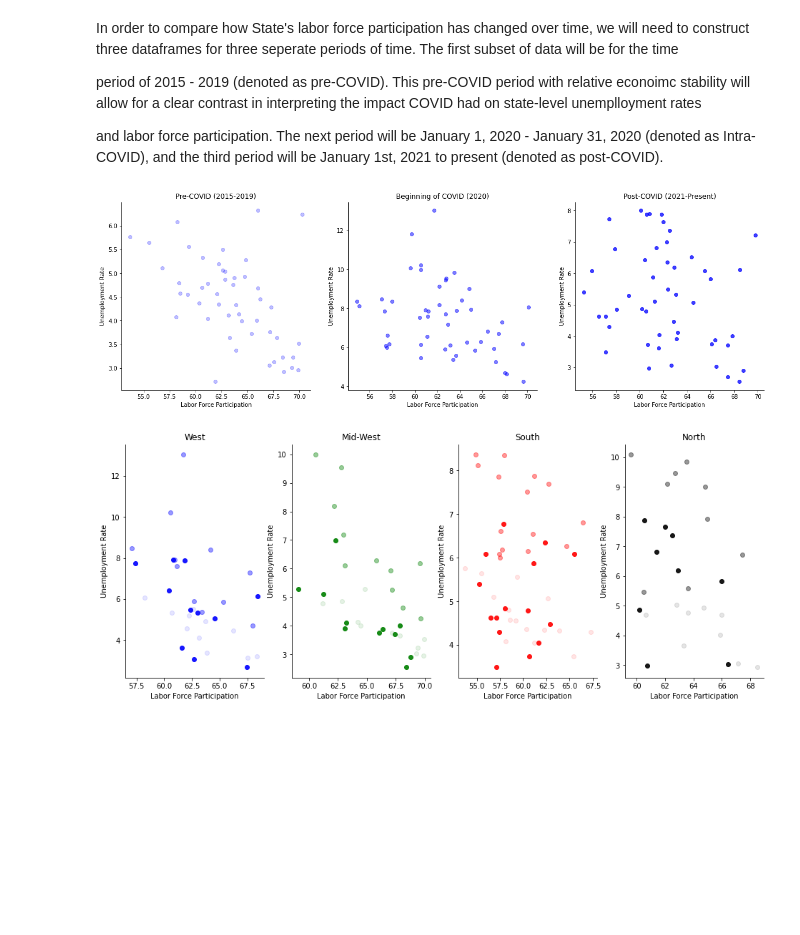
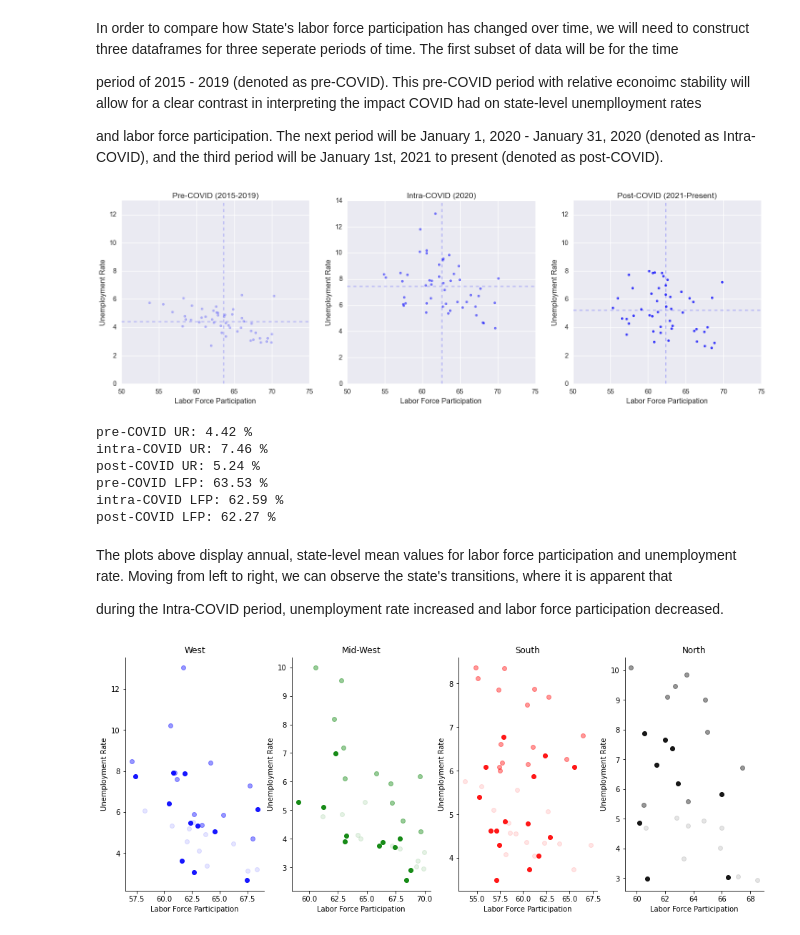
Before and after one commit to vgm236/ferrante_moreira_data_project, a Jupyter notebook: app/ferrante_moreira_project.ipynb, the cells around one changed output. Cells and saved outputs as stored; diff of their text form; code cells hidden in the pictures; blank space fills up the shorter version.

Commit message:
Updated plot 1

```diff
--- a/app/ferrante_moreira_project.ipynb
+++ b/app/ferrante_moreira_project.ipynb
@@ -595,36 +597,96 @@ df_pre_covid = df_ur_lfp["2015-01-01":"2019-01-01"]
 
 df_intra_covid = df_ur_lfp["2020-01-01":"2020-12-31"]
 
 df_post_covid = df_ur_lfp["2021-01-01":"2021-10-31"]
 
 
 fig, ax = plt.subplots(1, 3, figsize=(20, 6))
 
 ax[0].scatter(
     df_pre_covid["labor_force_participation"].mean(),
     df_pre_covid["unemployment_rate"].mean(), color='b', alpha=0.25)
 ax[0].set_title("Pre-COVID (2015-2019)")
+ax[0].set_xlim(50, 75)
+ax[0].set_ylim(0, 13)
+ax[0].axvline(
+    np.mean(df_pre_covid["labor_force_participation"].mean()),
+    color='b', ls='--',
+    lw=2.5,
+    alpha=0.2)
+ax[0].axhline(
+    np.mean(df_pre_covid["unemployment_rate"].mean()),
+    color='b', ls='--',
+    lw=2.5,
+    alpha = 0.2)
 
 ax[1].scatter(
     df_intra_covid["labor_force_participation"].mean(),
     df_intra_covid["unemployment_rate"].mean(), color='b', alpha=0.5)
-ax[1].set_title("Beginning of COVID (2020)")
+ax[1].set_title("Intra-COVID (2020)")
+ax[1].set_xlim(50, 75)
+ax[1].set_ylim(0, 14)
+ax[1].axvline(
+    np.mean(df_intra_covid["labor_force_participation"].mean()),
+    color='b', ls='--',
+    lw=2.5,
+    alpha=0.2)
+ax[1].axhline(
+    np.mean(df_intra_covid["unemployment_rate"].mean()),
+    color='b', ls='--',
+    lw=2.5,
+    alpha = 0.2)
 
 ax[2].scatter(
     df_post_covid["labor_force_participation"].mean(),
     df_post_covid["unemployment_rate"].mean(), color='b', alpha=0.75)
 ax[2].set_title("Post-COVID (2021-Present)")
-
+ax[2].set_xlim(50, 75)
+ax[2].set_ylim(0, 13)
+ax[2].axvline(
+    np.mean(df_post_covid["labor_force_participation"].mean()),
+    color='b', ls='--',
+    lw=2.5,
+    alpha=0.2)
+ax[2].axhline(
+    np.mean(df_post_covid["unemployment_rate"].mean()),
+    color='b', ls='--',
+    lw=2.5,
+    alpha = 0.2)
 
 for i in [0, 1, 2]:
     ax[i].set_ylabel("Unemployment Rate")
     ax[i].set_xlabel("Labor Force Participation")
 
 for i in [0, 1, 2]:
     ax[i].spines['right'].set_visible(False)
     ax[i].spines['top'].set_visible(False)
+
+plt.style.use("seaborn-talk")
 # %% [output]
-[figure, old version]
+[figure, new version]
+# %%
+ur_titles = ["pre-COVID UR:", "intra-COVID UR:", "post-COVID UR:"]
+ur_sets = [df_pre_covid, df_intra_covid, df_post_covid]
+
+for (i, j) in zip(ur_titles, ur_sets):
+    print(i, np.mean(j["unemployment_rate"].mean()).round(2),"%")
+
+lfp_titles = ["pre-COVID LFP:", "intra-COVID LFP:", "post-COVID LFP:"]
+lfp_sets = [df_pre_covid, df_intra_covid, df_post_covid]
+
+for (i, j) in zip(lfp_titles, lfp_sets):
+    print(i, np.mean(j["labor_force_participation"].mean()).round(2),"%")
+# %% [output]
+pre-COVID UR: 4.42 %
+intra-COVID UR: 7.46 %
+post-COVID UR: 5.24 %
+pre-COVID LFP: 63.53 %
+intra-COVID LFP: 62.59 %
+post-COVID LFP: 62.27 %
+# %% [markdown]
+The plots above display annual, state-level mean values for labor force participation and unemployment rate. Moving from left to right, we can observe the state's transitions, where it is apparent that
+
+during the Intra-COVID period, unemployment rate increased and labor force participation decreased.
 # %%
 # Pre, intra, and post COVID unemployment rate and labor force participation for Western U.S
 pre_west_ur = df_pre_covid["unemployment_rate"][["WA", "OR", "CA", "ID", "MT", "WY",
```
Also changed, not shown: parts of 1 cell of this notebook.
